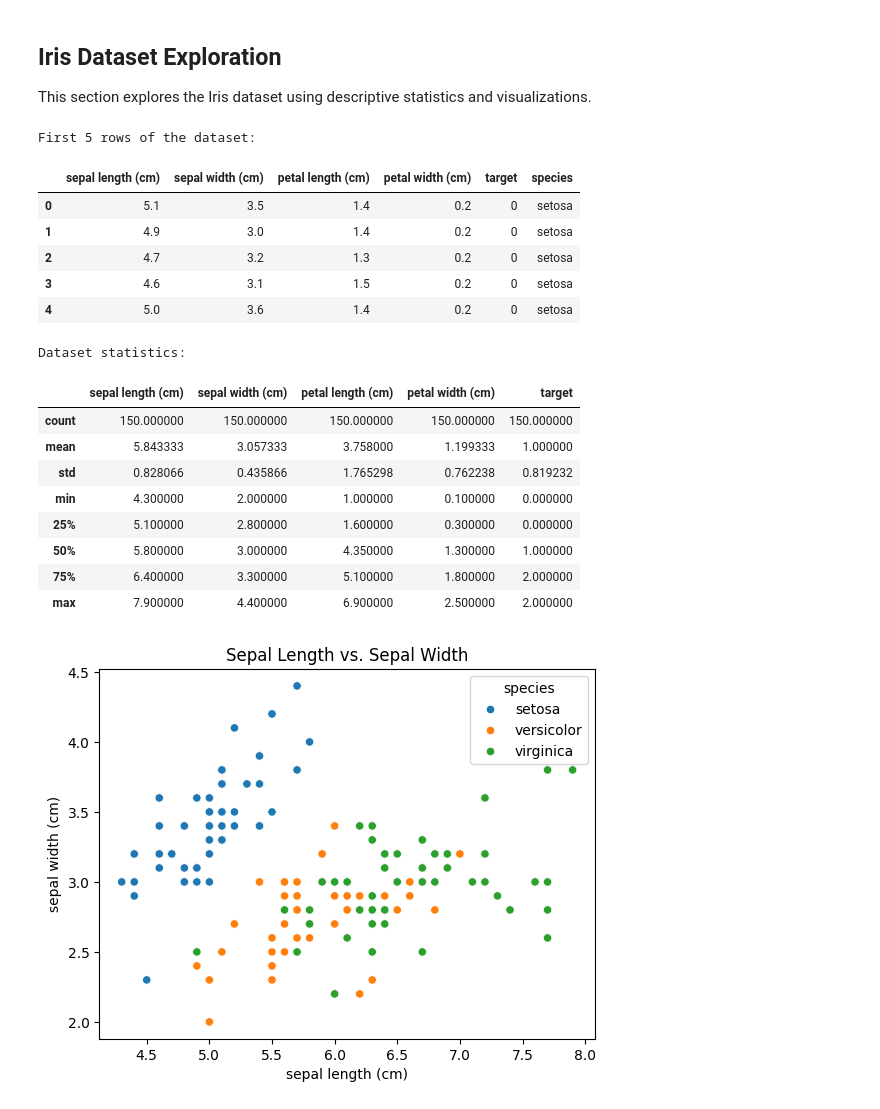
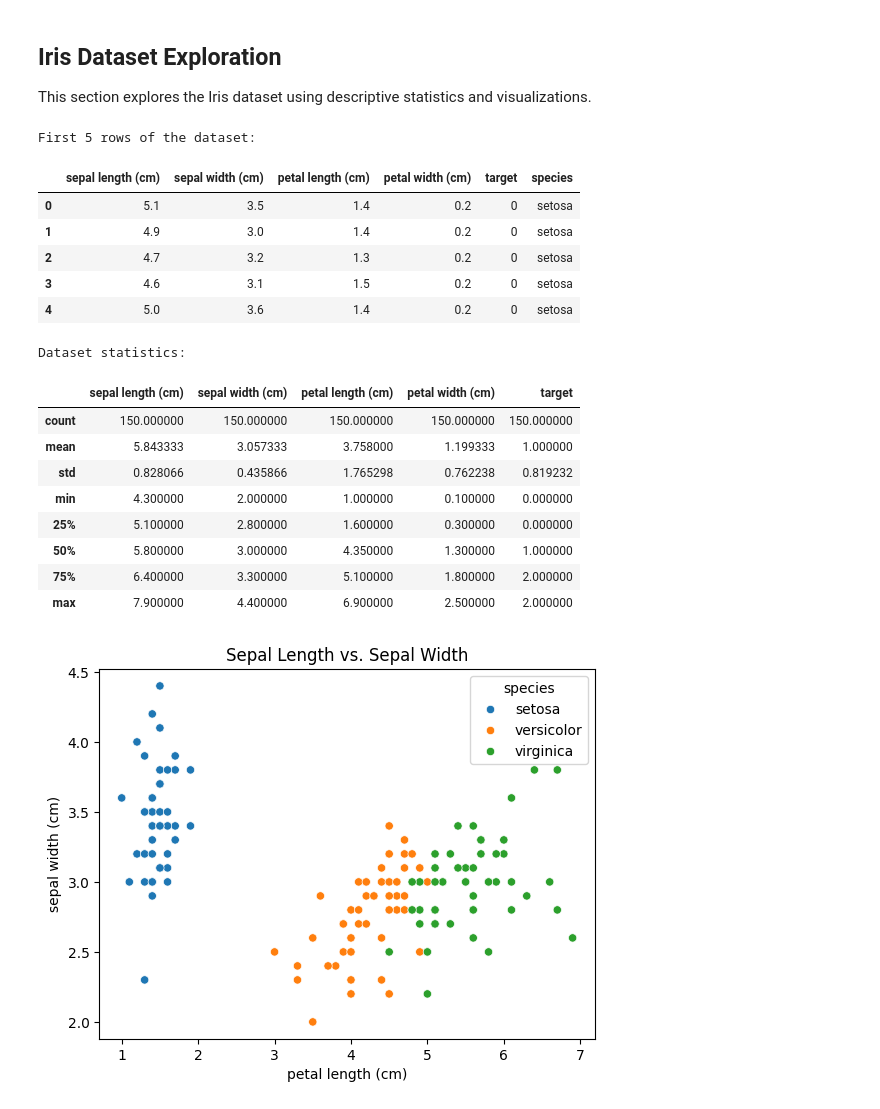
Before and after one commit to user-demo-user/ds_experiments_2, a Jupyter notebook: iris_test.ipynb, the cells around one changed output. Cells and saved outputs as stored; diff of their text form; code cells hidden in the pictures.

```diff
--- a/iris_test.ipynb
+++ b/iris_test.ipynb
@@ -23,7 +23,7 @@ display(df.describe())
 
 # Visualizations
 # Scatter plot of sepal length vs. sepal width
-sns.scatterplot(x='sepal length (cm)', y='sepal width (cm)', hue='species', data=df)
+sns.scatterplot(x='petal length (cm)', y='sepal width (cm)', hue='species', data=df)
 plt.title('Sepal Length vs. Sepal Width')
 plt.show()
 
@@ -37,34 +37,34 @@ plt.title('Petal Length by Species')
 plt.show()
 
 # Correlation matrix
 # Select only numerical columns for correlation calculation
 numerical_df = df.select_dtypes(include=['number'])  # Exclude 'species' column
 
 corr_matrix = numerical_df.corr()
 sns.heatmap(corr_matrix, annot=True, cmap='coolwarm')
 plt.title('Correlation Matrix')
 plt.show()
 
 # Further analysis (e.g., machine learning models) can be added here
 # %% [output]
 First 5 rows of the dataset:
 |  | sepal length (cm) | sepal width (cm) | petal length (cm) | petal width (cm) | target | species |
 | 0 | 5.1 | 3.5 | 1.4 | 0.2 | 0 | setosa |
 | 1 | 4.9 | 3.0 | 1.4 | 0.2 | 0 | setosa |
 | 2 | 4.7 | 3.2 | 1.3 | 0.2 | 0 | setosa |
 | 3 | 4.6 | 3.1 | 1.5 | 0.2 | 0 | setosa |
 | 4 | 5.0 | 3.6 | 1.4 | 0.2 | 0 | setosa |
 Dataset statistics:
 |  | sepal length (cm) | sepal width (cm) | petal length (cm) | petal width (cm) | target |
 | count | 150.000000 | 150.000000 | 150.000000 | 150.000000 | 150.000000 |
 | mean | 5.843333 | 3.057333 | 3.758000 | 1.199333 | 1.000000 |
 | std | 0.828066 | 0.435866 | 1.765298 | 0.762238 | 0.819232 |
 | min | 4.300000 | 2.000000 | 1.000000 | 0.100000 | 0.000000 |
 | 25% | 5.100000 | 2.800000 | 1.600000 | 0.300000 | 0.000000 |
 | 50% | 5.800000 | 3.000000 | 4.350000 | 1.300000 | 1.000000 |
 | 75% | 6.400000 | 3.300000 | 5.100000 | 1.800000 | 2.000000 |
 | max | 7.900000 | 4.400000 | 6.900000 | 2.500000 | 2.000000 |
-[figure, old version]
+[figure, new version]
 [figure]
 [figure]
 [figure]
```
Also changed, not shown: parts of 5 cells of this notebook.
